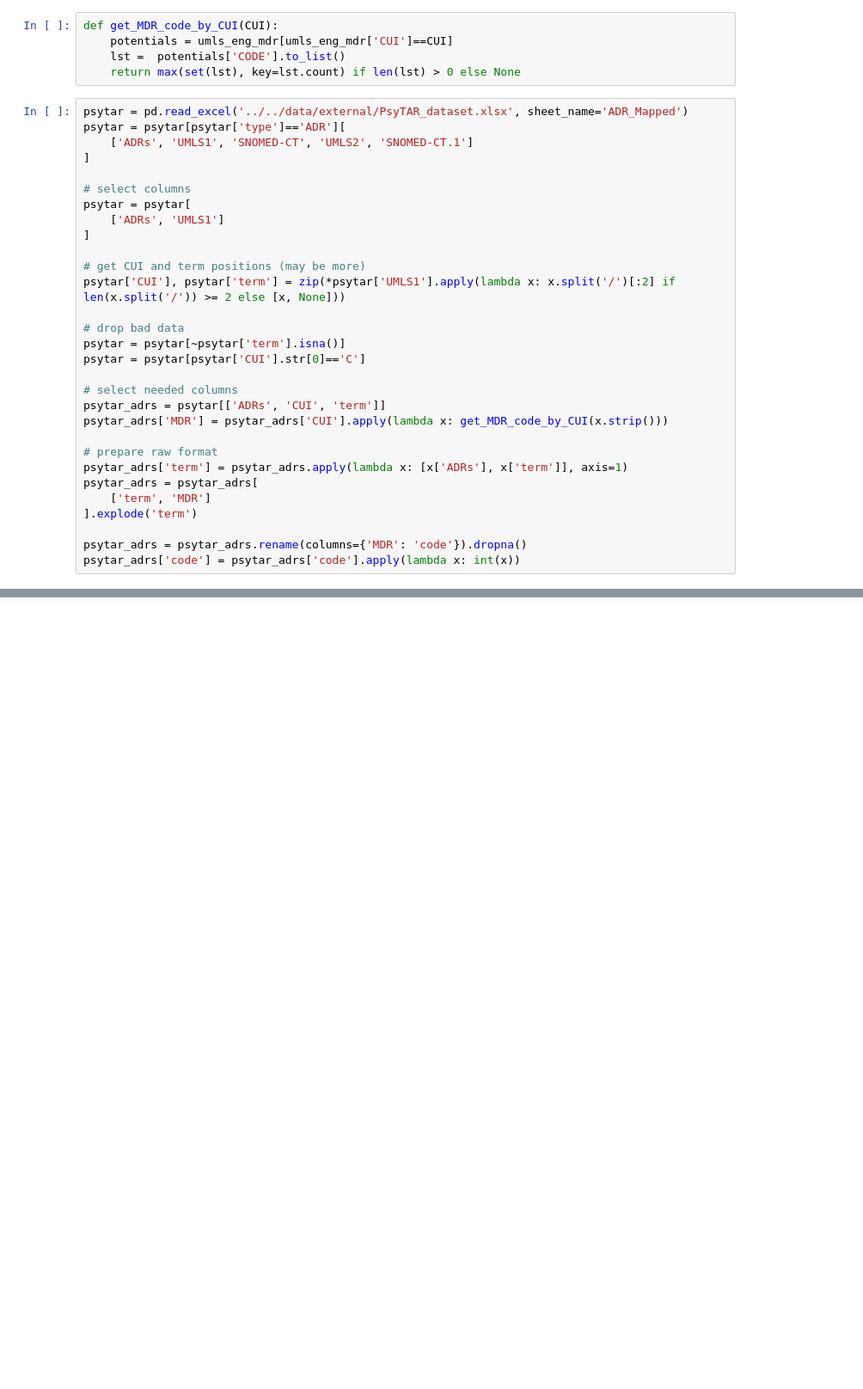
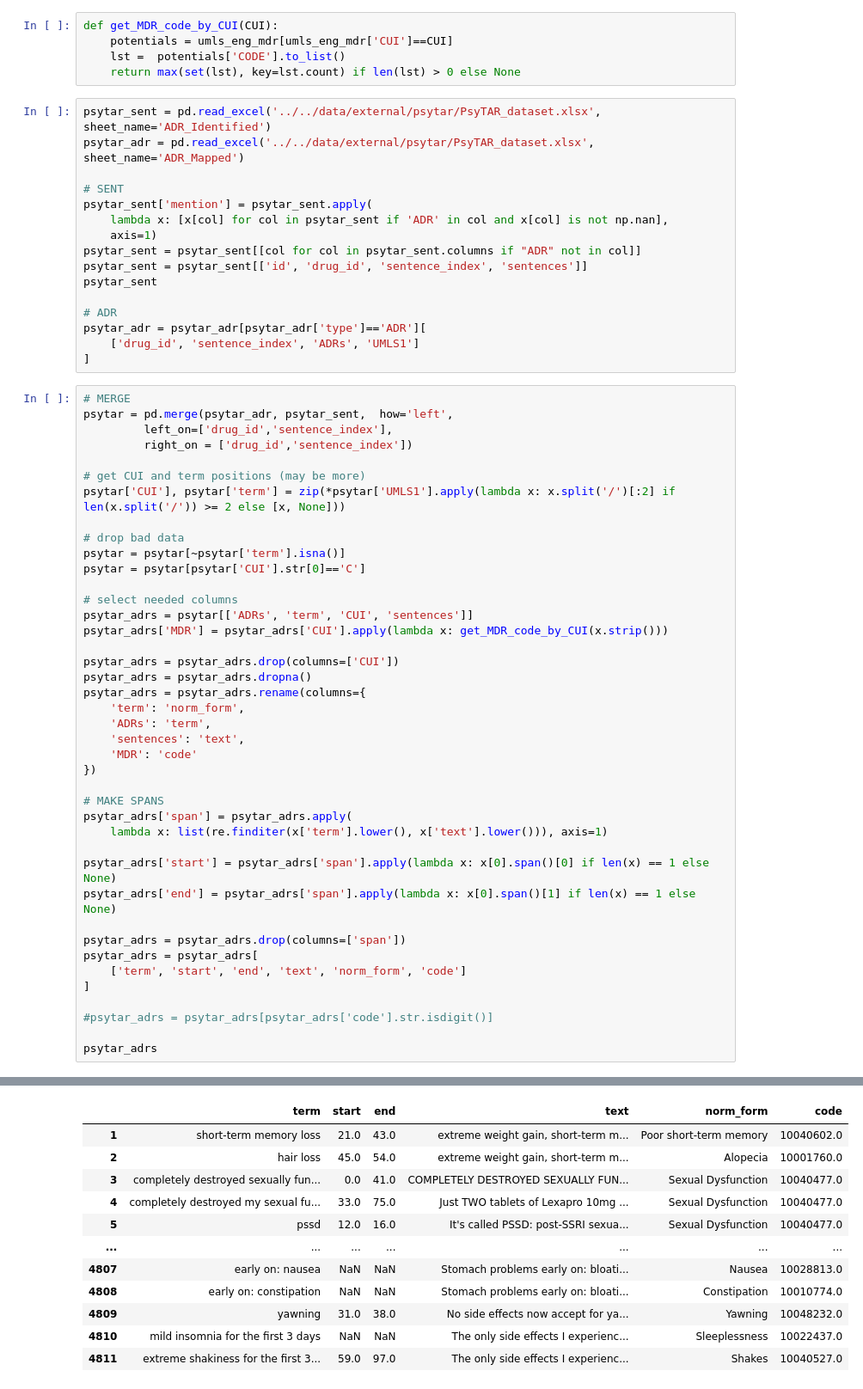
Before and after one commit to AlexKay28/MedConcNorm, a Jupyter notebook: notebooks/work_with_raw_data/get_train_test_csvs.ipynb, the cells around one changed output, grey strips where cells are left out. Shown: that part at 86% size. Cells and saved outputs as stored; diff of their text form; blank space fills up the shorter version.

```diff
--- a/notebooks/work_with_raw_data/get_train_test_csvs.ipynb
+++ b/notebooks/work_with_raw_data/get_train_test_csvs.ipynb
@@ -96,16 +167,27 @@ def get_MDR_code_by_CUI(CUI):
     potentials = umls_eng_mdr[umls_eng_mdr['CUI']==CUI]
     lst =  potentials['CODE'].to_list()
     return max(set(lst), key=lst.count) if len(lst) > 0 else None
+# %%
+psytar_sent = pd.read_excel('../../data/external/psytar/PsyTAR_dataset.xlsx', sheet_name='ADR_Identified')
+psytar_adr = pd.read_excel('../../data/external/psytar/PsyTAR_dataset.xlsx', sheet_name='ADR_Mapped')
+
+# SENT
+psytar_sent['mention'] = psytar_sent.apply(
+    lambda x: [x[col] for col in psytar_sent if 'ADR' in col and x[col] is not np.nan],
+    axis=1)
+psytar_sent = psytar_sent[[col for col in psytar_sent.columns if "ADR" not in col]]
+psytar_sent = psytar_sent[['id', 'drug_id', 'sentence_index', 'sentences']]
+psytar_sent
+
+# ADR
+psytar_adr = psytar_adr[psytar_adr['type']=='ADR'][
+    ['drug_id', 'sentence_index', 'ADRs', 'UMLS1']
+]
 # %%
-psytar = pd.read_excel('../../data/external/PsyTAR_dataset.xlsx', sheet_name='ADR_Mapped')
-psytar = psytar[psytar['type']=='ADR'][
-    ['ADRs', 'UMLS1', 'SNOMED-CT', 'UMLS2', 'SNOMED-CT.1']
-]
-
-# select columns
-psytar = psytar[
-    ['ADRs', 'UMLS1']
-]
+# MERGE
+psytar = pd.merge(psytar_adr, psytar_sent,  how='left',
+         left_on=['drug_id','sentence_index'],
+         right_on = ['drug_id','sentence_index'])
 
 # get CUI and term positions (may be more)
 psytar['CUI'], psytar['term'] = zip(*psytar['UMLS1'].apply(lambda x: x.split('/')[:2] if len(x.split('/')) >= 2 else [x, None]))
@@ -115,14 +197,31 @@ psytar = psytar[~psytar['term'].isna()]
 psytar = psytar[psytar['CUI'].str[0]=='C']
 
 # select needed columns
-psytar_adrs = psytar[['ADRs', 'CUI', 'term']]
+psytar_adrs = psytar[['ADRs', 'term', 'CUI', 'sentences']]
 psytar_adrs['MDR'] = psytar_adrs['CUI'].apply(lambda x: get_MDR_code_by_CUI(x.strip()))
 
-# prepare raw format
-psytar_adrs['term'] = psytar_adrs.apply(lambda x: [x['ADRs'], x['term']], axis=1)
+psytar_adrs = psytar_adrs.drop(columns=['CUI'])
+psytar_adrs = psytar_adrs.dropna()
+psytar_adrs = psytar_adrs.rename(columns={
+    'term': 'norm_form',
+    'ADRs': 'term',
+    'sentences': 'text',
+    'MDR': 'code'
+})
+
+# MAKE SPANS
+psytar_adrs['span'] = psytar_adrs.apply(
+    lambda x: list(re.finditer(x['term'].lower(), x['text'].lower())), axis=1)
+
+psytar_adrs['start'] = psytar_adrs['span'].apply(lambda x: x[0].span()[0] if len(x) == 1 else None)
+psytar_adrs['end'] = psytar_adrs['span'].apply(lambda x: x[0].span()[1] if len(x) == 1 else None)
+
+psytar_adrs = psytar_adrs.drop(columns=['span'])
 psytar_adrs = psytar_adrs[
-    ['term', 'MDR']
-].explode('term')
+    ['term', 'start', 'end', 'text', 'norm_form', 'code']
+]
 
-psytar_adrs = psytar_adrs.rename(columns={'MDR': 'code'}).dropna()
-psytar_adrs['code'] = psytar_adrs['code'].apply(lambda x: int(x))
+#psytar_adrs = psytar_adrs[psytar_adrs['code'].str.isdigit()]
+
+psytar_adrs
+# %% [output]
@@ -128,0 +233,12 @@ psytar_adrs['code'] = psytar_adrs['code'].apply(lambda x: int(x))
+|  | term | start | end | text | norm_form | code |
+| 1 | short-term memory loss | 21.0 | 43.0 | extreme weight gain, short-term m... | Poor short-term memory | 10040602.0 |
+| 2 | hair loss | 45.0 | 54.0 | extreme weight gain, short-term m... | Alopecia | 10001760.0 |
+| 3 | completely destroyed sexually fun... | 0.0 | 41.0 | COMPLETELY DESTROYED SEXUALLY FUN... | Sexual Dysfunction | 10040477.0 |
+| 4 | completely destroyed my sexual fu... | 33.0 | 75.0 | Just TWO tablets of Lexapro 10mg ... | Sexual Dysfunction | 10040477.0 |
+| 5 | pssd | 12.0 | 16.0 | It's called PSSD: post-SSRI sexua... | Sexual Dysfunction | 10040477.0 |
+| ... | ... | ... | ... | ... | ... | ... |
+| 4807 | early on: nausea | NaN | NaN | Stomach problems early on: bloati... | Nausea | 10028813.0 |
+| 4808 | early on: constipation | NaN | NaN | Stomach problems early on: bloati... | Constipation | 10010774.0 |
+| 4809 | yawning | 31.0 | 38.0 | No side effects now accept for ya... | Yawning | 10048232.0 |
+| 4810 | mild insomnia for the first 3 days | NaN | NaN | The only side effects I experienc... | Sleeplessness | 10022437.0 |
+| 4811 | extreme shakiness for the first 3... | 59.0 | 97.0 | The only side effects I experienc... | Shakes | 10040527.0 |
```
Also changed, not shown: parts of 27 cells of this notebook, 10 other files.
